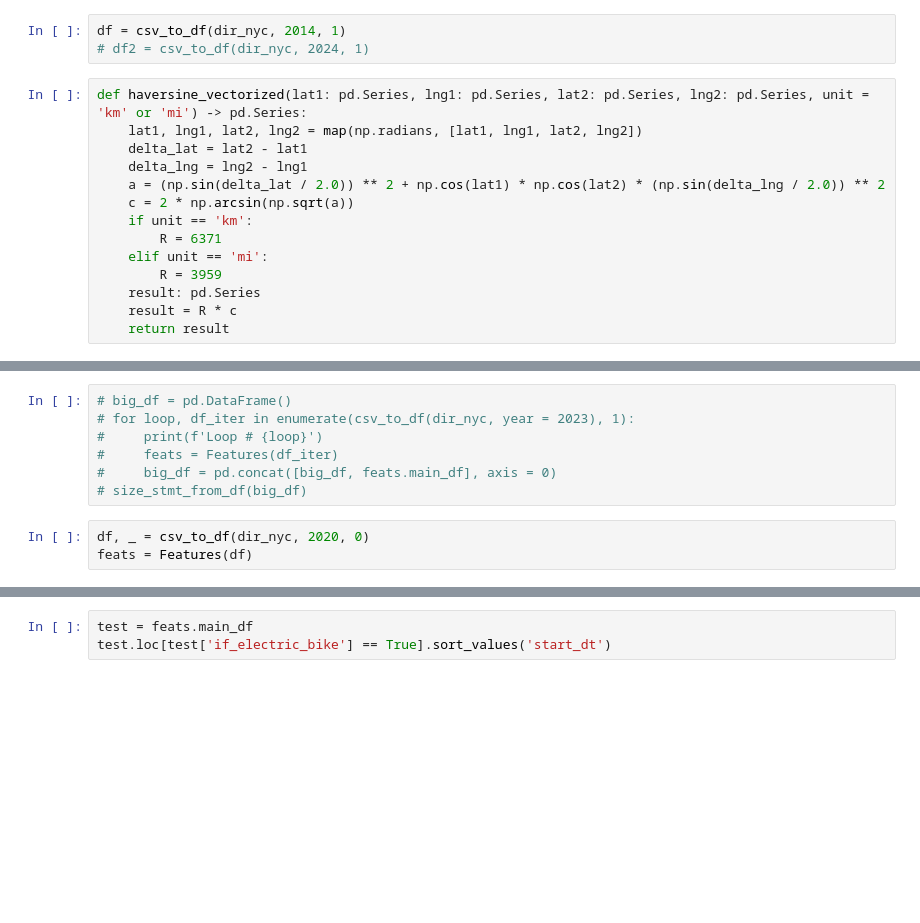
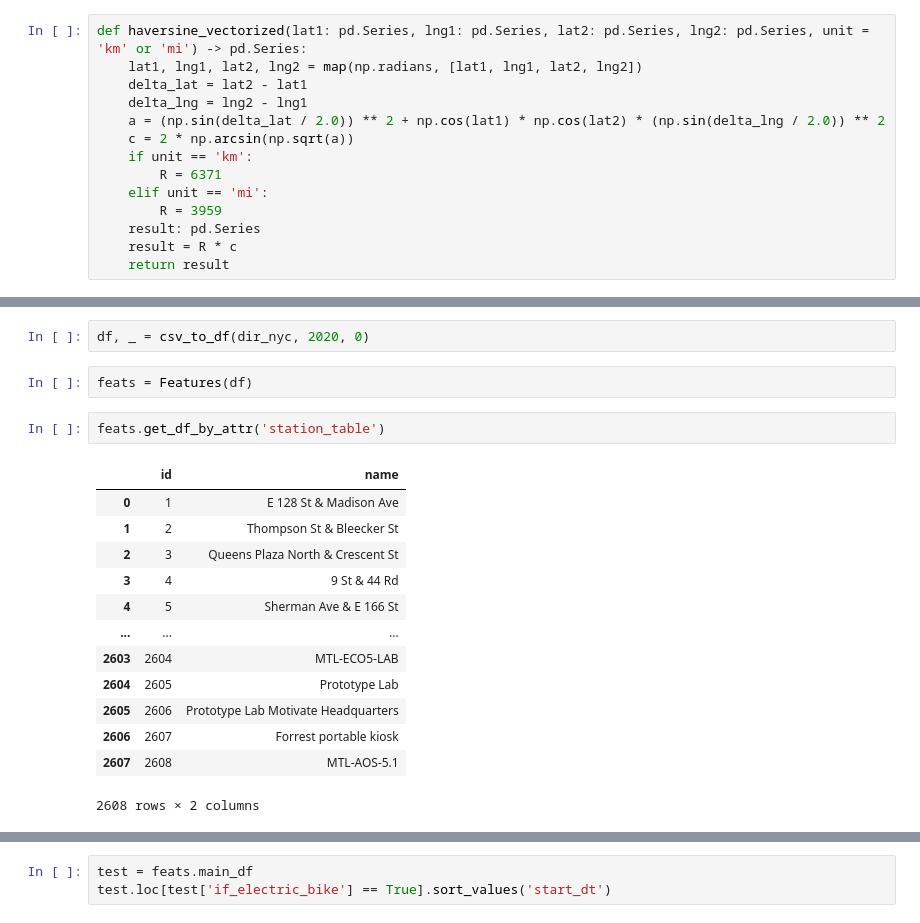
Before and after one commit to Neelka96/CitiBikes, a Jupyter notebook: explorer.ipynb, the cells around one changed output, grey strips where cells are left out. Cells and saved outputs as stored; diff of their text form; blank space fills up the shorter version.

```diff
--- a/explorer.ipynb
+++ b/explorer.ipynb
@@ -132,6 +137,3 @@ def size_stmt_from_df(df: pd.DataFrame):
-# %%
-df = csv_to_df(dir_nyc, 2014, 1)
-# df2 = csv_to_df(dir_nyc, 2024, 1)
 # %%
 def haversine_vectorized(lat1: pd.Series, lng1: pd.Series, lat2: pd.Series, lng2: pd.Series, unit = 'km' or 'mi') -> pd.Series:
     lat1, lng1, lat2, lng2 = map(np.radians, [lat1, lng1, lat2, lng2])
@@ -302,10 +331,20 @@ class Features:
-# %%
-# big_df = pd.DataFrame()
-# for loop, df_iter in enumerate(csv_to_df(dir_nyc, year = 2023), 1):
-#     print(f'Loop # {loop}')
-#     feats = Features(df_iter)
-#     big_df = pd.concat([big_df, feats.main_df], axis = 0)
-# size_stmt_from_df(big_df)
 # %%
 df, _ = csv_to_df(dir_nyc, 2020, 0)
-feats = Features(df)
+# %%
+feats = Features(df)
+# %%
+feats.get_df_by_attr('station_table')
+# %% [output]
+|  | id | name |
+| 0 | 1 | E 128 St & Madison Ave |
+| 1 | 2 | Thompson St & Bleecker St |
+| 2 | 3 | Queens Plaza North & Crescent St |
+| 3 | 4 | 9 St & 44 Rd |
+| 4 | 5 | Sherman Ave & E 166 St |
+| ... | ... | ... |
+| 2603 | 2604 | MTL-ECO5-LAB |
+| 2604 | 2605 | Prototype Lab |
+| 2605 | 2606 | Prototype Lab Motivate Headquarters |
+| 2606 | 2607 | Forrest portable kiosk |
+| 2607 | 2608 | MTL-AOS-5.1 |
+2608 rows × 2 columns
```
Also changed, not shown: parts of 5 cells of this notebook, 1 other file.
